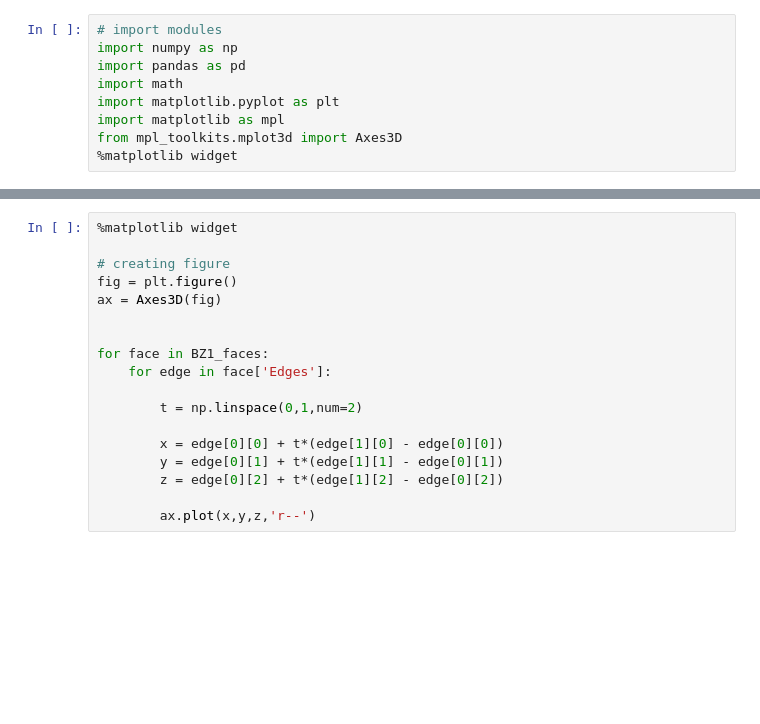
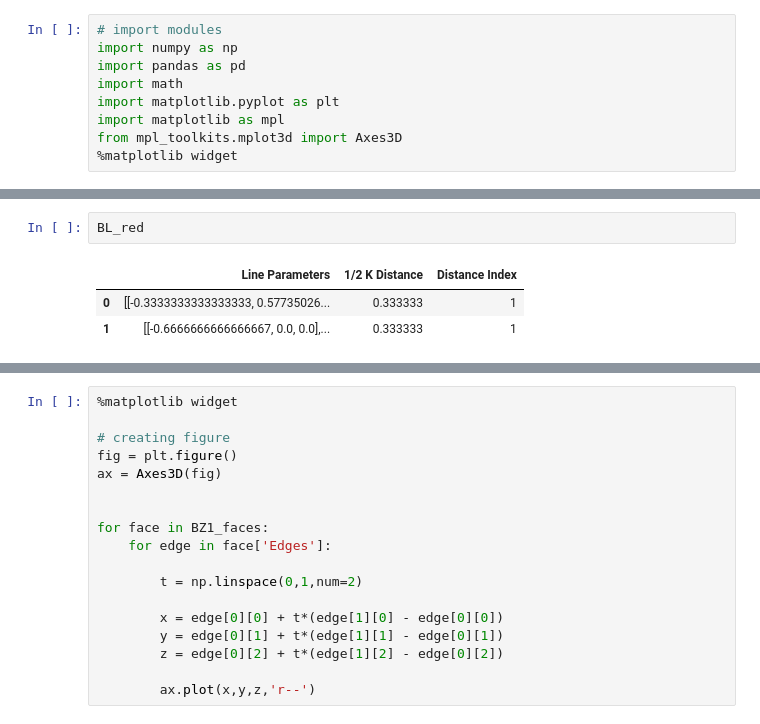
Before and after one commit to wileyds/geometric-constructions, a Jupyter notebook: Brillouin Zones.ipynb, the cells around one changed output, grey strips where cells are left out. Cells and saved outputs as stored; diff of their text form; blank space fills up the shorter version.

```diff
--- a/Brillouin Zones.ipynb
+++ b/Brillouin Zones.ipynb
@@ -755,0 +1024,6 @@ IndexError: single positional indexer is out-of-bounds
+# %%
+BL_red
+# %% [output]
+|  | Line Parameters | 1/2 K Distance | Distance Index |
+| 0 | [[-0.3333333333333333, 0.57735026... | 0.333333 | 1 |
+| 1 | [[-0.6666666666666667, 0.0, 0.0],... | 0.333333 | 1 |
```
Also changed, not shown: parts of 8 cells of this notebook.
